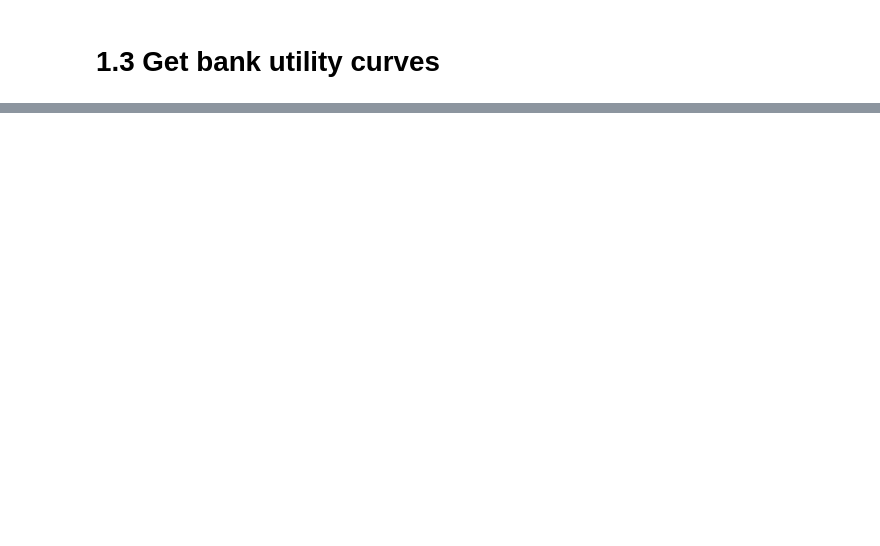
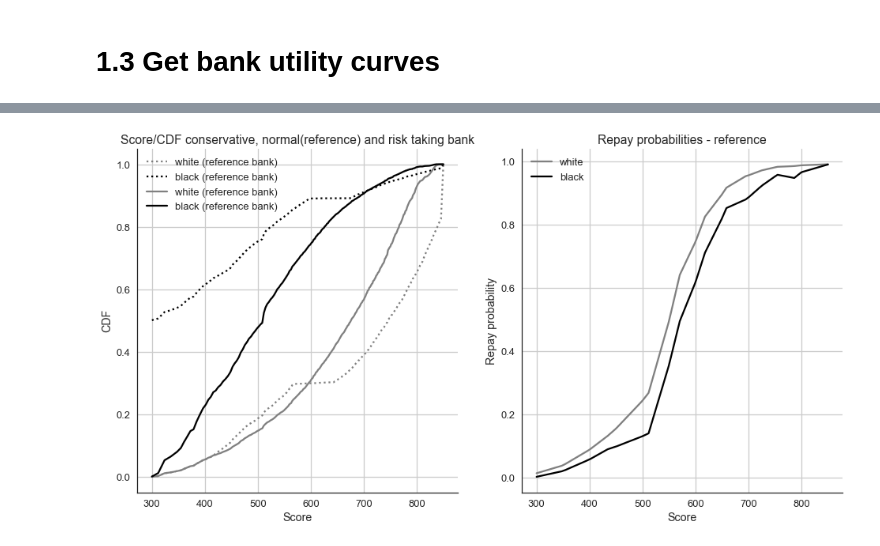
Before and after one commit to APMSSSR/Master_thesis, a Jupyter notebook: notebooks/Model1.ipynb, the cells around one changed output, grey strips where cells are left out. Saved outputs shown, nothing was run; the diff lists cells and outputs as text; code cells hidden in the pictures; blank space fills up the shorter version.

```diff
--- a/notebooks/Model1.ipynb
+++ b/notebooks/Model1.ipynb
@@ -345,0 +410,7 @@ for i in range(0, N_groups):
+# %%
+#print(MP_max_rate)
+print(next_ref_customer_scores)
+next_customer_scores = sf.get_customers(next_ref_customer_scores, score_shifts, score_range)
+print(next_customer_scores)
+#customer_cdfs.shape = XxYxZ, X=Groups, Y=Banks, Z= CDF for score range
+next_customer_cdfs = sf.get_customer_cdfs(next_customer_scores, scores_list)
@@ -345,0 +425,30 @@ for i in range(0, N_groups):
+# %%
+fig, ax = plt.subplots(1,2,figsize=(16,8));
+#ax[0].plot(scores_list,next_customer_cdfs[0][0],'--',color="grey", label='white (conservative bank)')
+#ax[0].plot(scores_list,next_customer_cdfs[1][0],'--',color='black',label='black (conservative bank)')
+ax[0].plot(scores_list,next_customer_cdfs[0][1],':',color="grey", label='white (reference bank)')
+ax[0].plot(scores_list,next_customer_cdfs[1][1],':',color='black',label='black (reference bank)')
+ax[0].plot(scores_list,customer_cdfs[0][1],color="grey", label='white (reference bank)')
+ax[0].plot(scores_list,customer_cdfs[1][1],color='black',label='black (reference bank)')
+#ax[0].plot(scores_list,customer_cdfs[0][2],':',color="grey", label='white (risk taking bank)')
+#ax[0].plot(scores_list,customer_cdfs[1][2],':',color='black',label='black (risk taking bank)')
+ax[0].spines['right'].set_visible(False)
+ax[0].spines['top'].set_visible(False)
+ax[0].set_title("Score/CDF conservative, normal(reference) and risk taking bank")
+ax[0].set_xlabel("Score")
+ax[0].set_ylabel("CDF")
+ax[0].legend()
+ax[0].grid()
+
+
+ax[1].plot(scores_list,repays[group_names[0]],label='white',color="grey")
+ax[1].plot(scores_list,repays[group_names[1]],color='black',label='black')
+ax[1].spines['right'].set_visible(False)
+ax[1].spines['top'].set_visible(False)
+ax[1].set_title("Repay probabilities - reference")
+ax[1].set_xlabel("Score")
+ax[1].set_ylabel("Repay probability")
+ax[1].legend()
+ax[1].grid()
+# %% [output]
+[figure, added]
```
Also changed, not shown: parts of 9 cells of this notebook, 1 other file.
